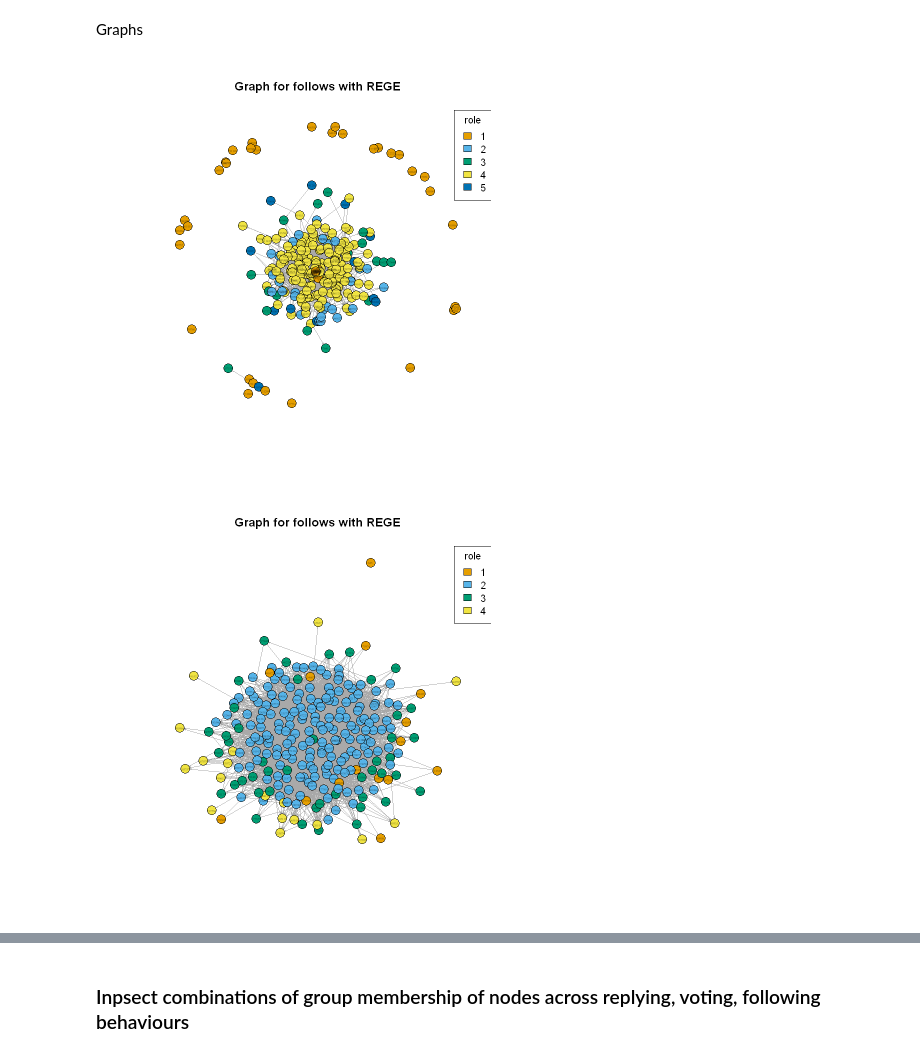
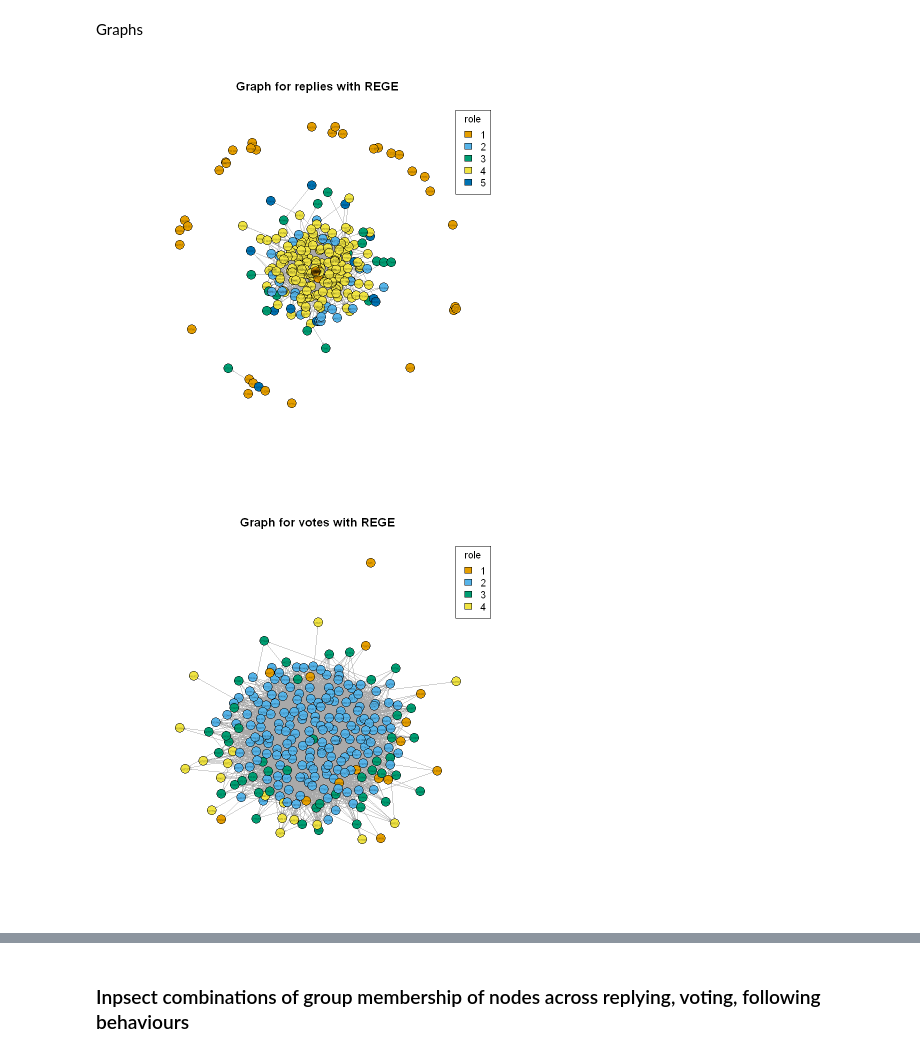
Before and after one commit to babiyivan/network-role-mining, a Jupyter notebook: role_interpretation.ipynb, the cells around one changed output, grey strips where cells are left out. Drawn from its saved outputs; the diff is of its cells as text; code cells hidden in the pictures.

Commit message:
Updated and added plots by REGE groups

```diff
--- a/analysis-regular.ipynb
+++ b/role_interpretation.ipynb
@@ -214,13 +214,13 @@ Graphs
 # %%
 palette = categorical_pal(8)
 for (type in types) {
   gs[[type]]$role_rege = rege_clu[[type]]$rolelist
-  plot(gs[[type]], layout=layout_with_kk(gs[[type]]), main=paste("Graph for", t, "with REGE"),
+  plot(gs[[type]], layout=layout_with_kk(gs[[type]]), main=paste("Graph for", type, "with REGE"),
               vertex.color=gs[[type]]$role_rege, palette=palette, vertex.label.cex=0.3, vertex.size=7, vertex.label.color = 'black', edge.arrow.size=0.1)
   legend("topright", legend = levels(factor(gs[[type]]$role_rege)), fill = palette, title = "role")
   dev.copy(png, paste0("results/rege/graph-", type, ".png"))
   dev.off()
 }
 # %% [output]
-[figure, old version]
+[figure, new version]
-[figure, old version]
+[figure, new version]
```
Also changed, not shown: parts of 3 cells of this notebook, 3 other files.
